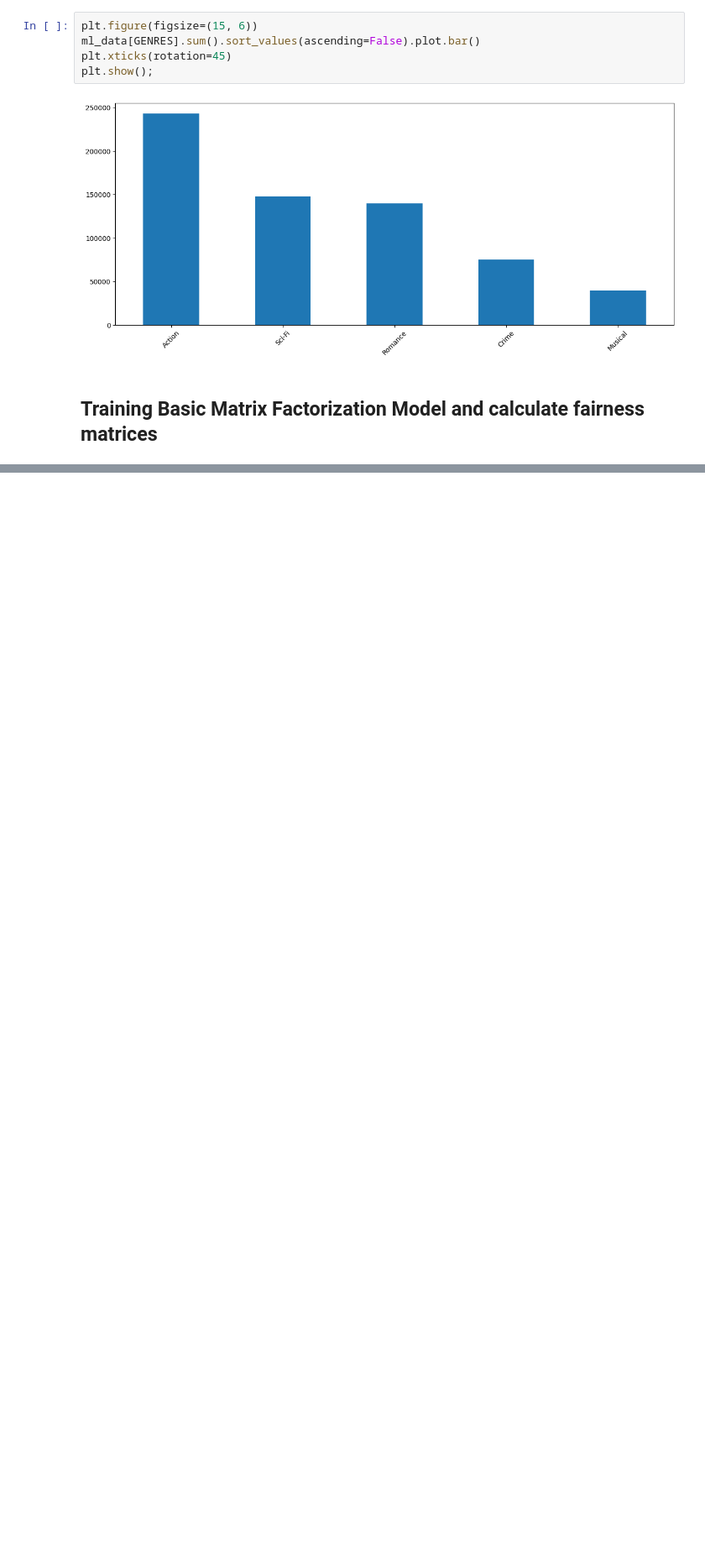
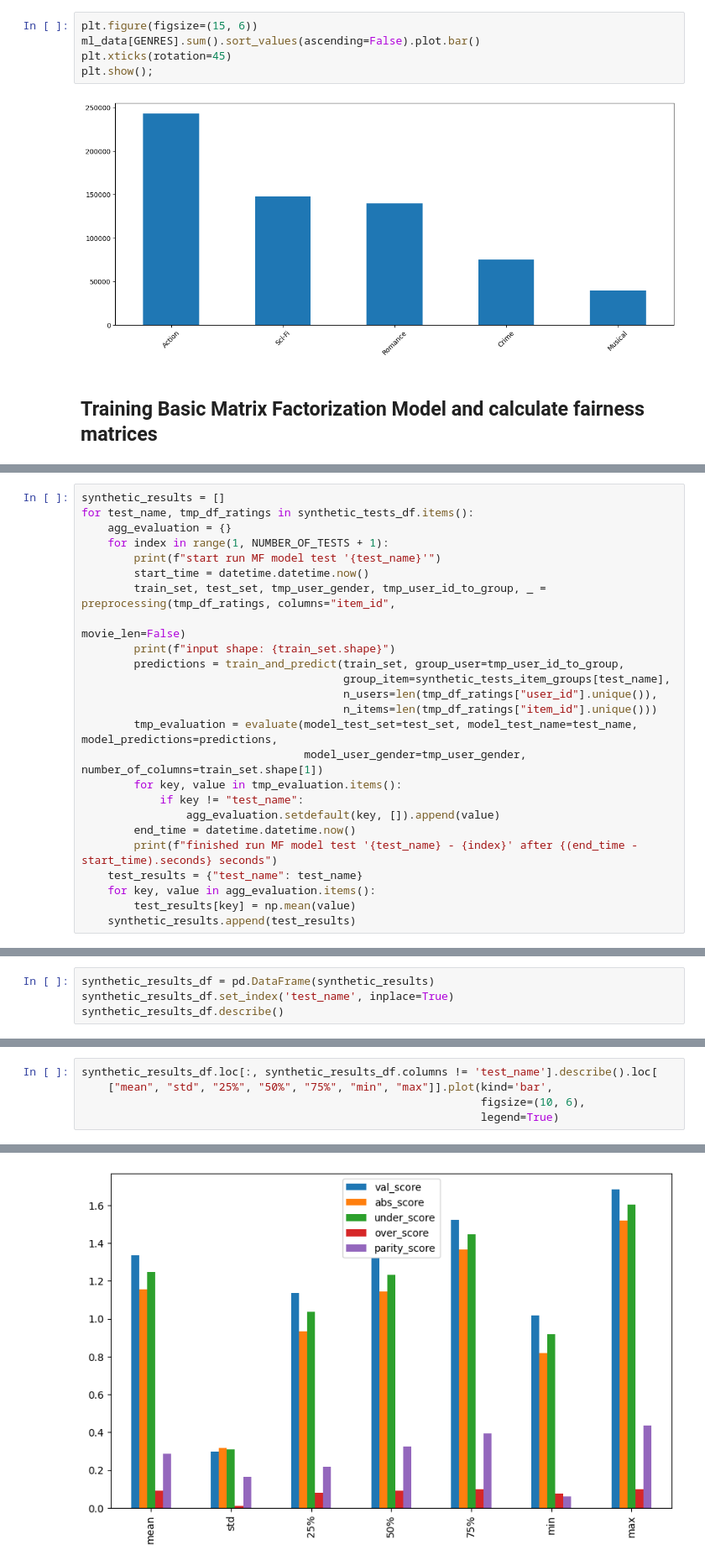
Before and after one commit to Shaked35/fairness-optimization, a Jupyter notebook: article_recovery.ipynb, the cells around one changed output, grey strips where cells are left out. Shown at 84% size. Saved outputs shown, nothing was run; the diff lists cells and outputs as text; blank space fills up the shorter version.

Commit message:
add article models and outputs

```diff
--- a/article_recovery.ipynb
+++ b/article_recovery.ipynb
@@ -129,0 +216,25 @@ pd.DataFrame(results).describe().loc[["mean", "std", "25%", "50%", "75%", "min",
+# %%
+synthetic_results = []
+for test_name, tmp_df_ratings in synthetic_tests_df.items():
+    agg_evaluation = {}
+    for index in range(1, NUMBER_OF_TESTS + 1):
+        print(f"start run MF model test '{test_name}'")
+        start_time = datetime.datetime.now()
+        train_set, test_set, tmp_user_gender, tmp_user_id_to_group, _ = preprocessing(tmp_df_ratings, columns="item_id",
+                                                                                      movie_len=False)
+        print(f"input shape: {train_set.shape}")
+        predictions = train_and_predict(train_set, group_user=tmp_user_id_to_group,
+                                        group_item=synthetic_tests_item_groups[test_name],
+                                        n_users=len(tmp_df_ratings["user_id"].unique()),
+                                        n_items=len(tmp_df_ratings["item_id"].unique()))
+        tmp_evaluation = evaluate(model_test_set=test_set, model_test_name=test_name, model_predictions=predictions,
+                                  model_user_gender=tmp_user_gender, number_of_columns=train_set.shape[1])
+        for key, value in tmp_evaluation.items():
+            if key != "test_name":
+                agg_evaluation.setdefault(key, []).append(value)
+        end_time = datetime.datetime.now()
+        print(f"finished run MF model test '{test_name} - {index}' after {(end_time - start_time).seconds} seconds")
+    test_results = {"test_name": test_name}
+    for key, value in agg_evaluation.items():
+        test_results[key] = np.mean(value)
+    synthetic_results.append(test_results)
@@ -129,0 +259,4 @@ pd.DataFrame(results).describe().loc[["mean", "std", "25%", "50%", "75%", "min",
+# %%
+synthetic_results_df = pd.DataFrame(synthetic_results)
+synthetic_results_df.set_index('test_name', inplace=True)
+synthetic_results_df.describe()
@@ -129,0 +273,6 @@ pd.DataFrame(results).describe().loc[["mean", "std", "25%", "50%", "75%", "min",
+# %%
+synthetic_results_df.loc[:, synthetic_results_df.columns != 'test_name'].describe().loc[
+    ["mean", "std", "25%", "50%", "75%", "min", "max"]].plot(kind='bar',
+                                                             figsize=(10, 6),
+                                                             legend=True)
+# %% [output]
@@ -129,0 +280 @@ pd.DataFrame(results).describe().loc[["mean", "std", "25%", "50%", "75%", "min",
+[figure, added]
```
Also changed, not shown: parts of 18 cells of this notebook, 7 other files.
